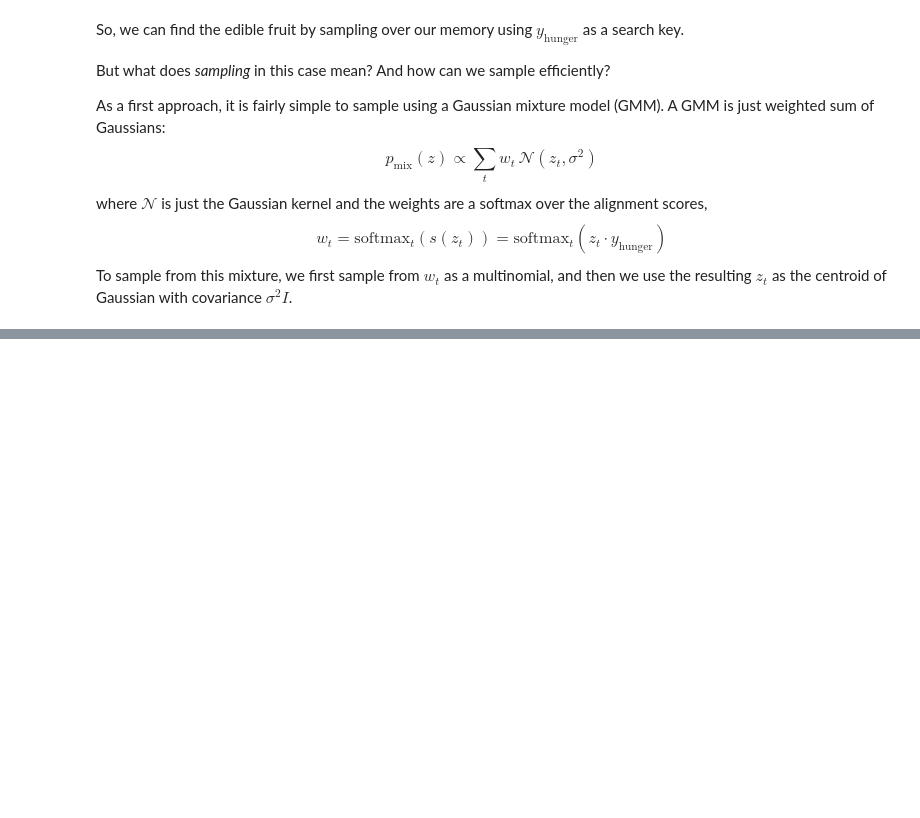
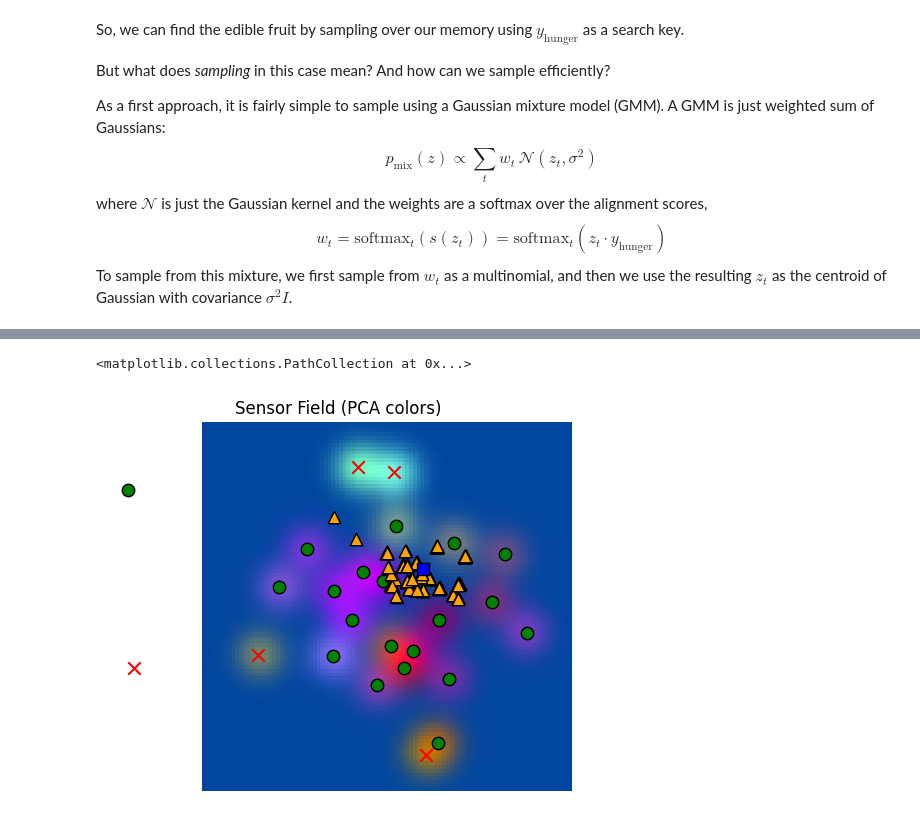
Before and after one commit to hypernicon/tree-world, a Jupyter notebook: notebook/map_testing.ipynb, the cells around one changed output, grey strips where cells are left out. Cells and saved outputs as stored; diff of their text form; code cells hidden in the pictures; blank space fills up the shorter version.

```diff
--- a/notebook/map_testing.ipynb
+++ b/notebook/map_testing.ipynb
@@ -505,0 +660,10 @@ To sample from this mixture, we first sample from $w_t$ as a multinomial, and th
+# %%
+_, fig, ax = plot_sensor_field(sensor_values)
+
+for sample in hunger_sample_with_location:
+    ax.scatter(sample[0], sample[1], c="orange", marker="^", s=80, edgecolor="k")
+
+ax.scatter(location[0, 0], location[0, 1], c="blue", marker="s", s=80, edgecolor="k")
+# %% [output]
+<matplotlib.collections.PathCollection at 0x...>
+[figure, added]
```
Also changed, not shown: parts of 12 cells of this notebook.
